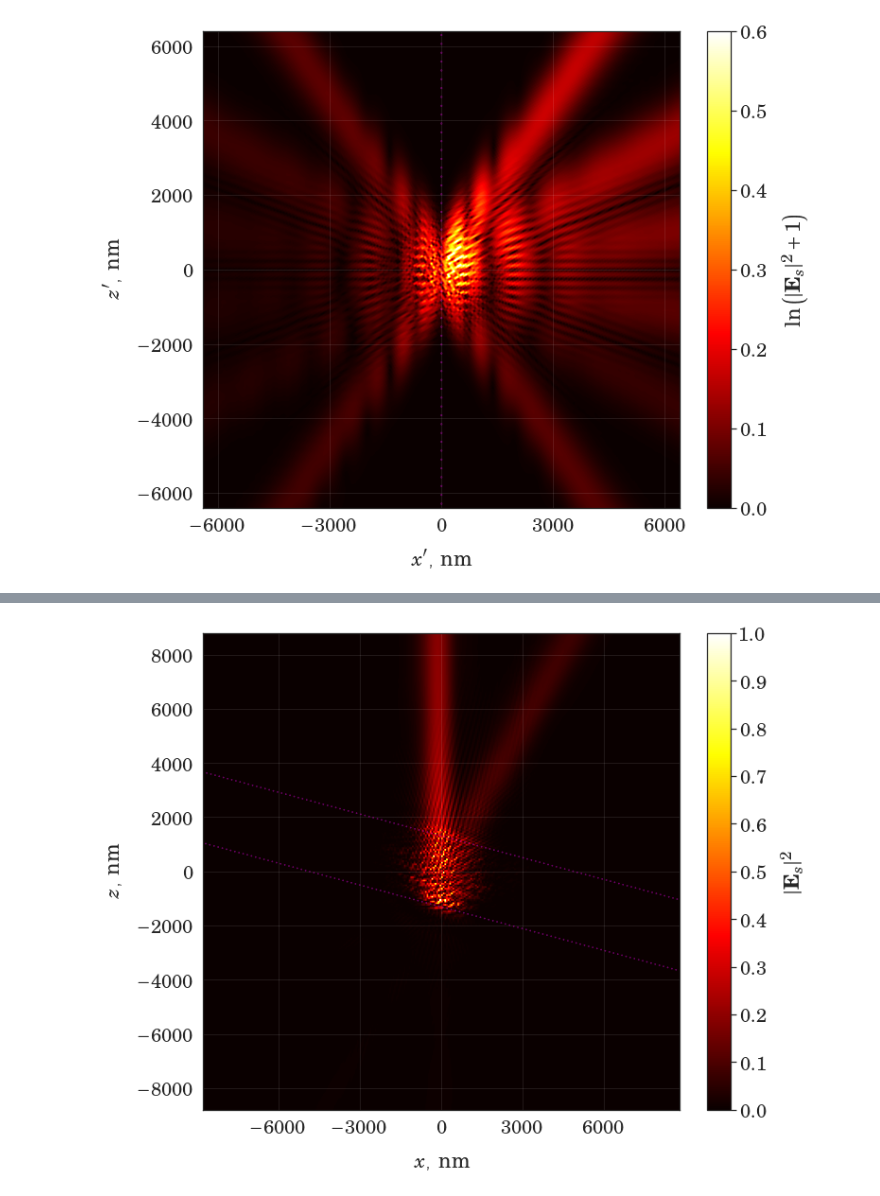
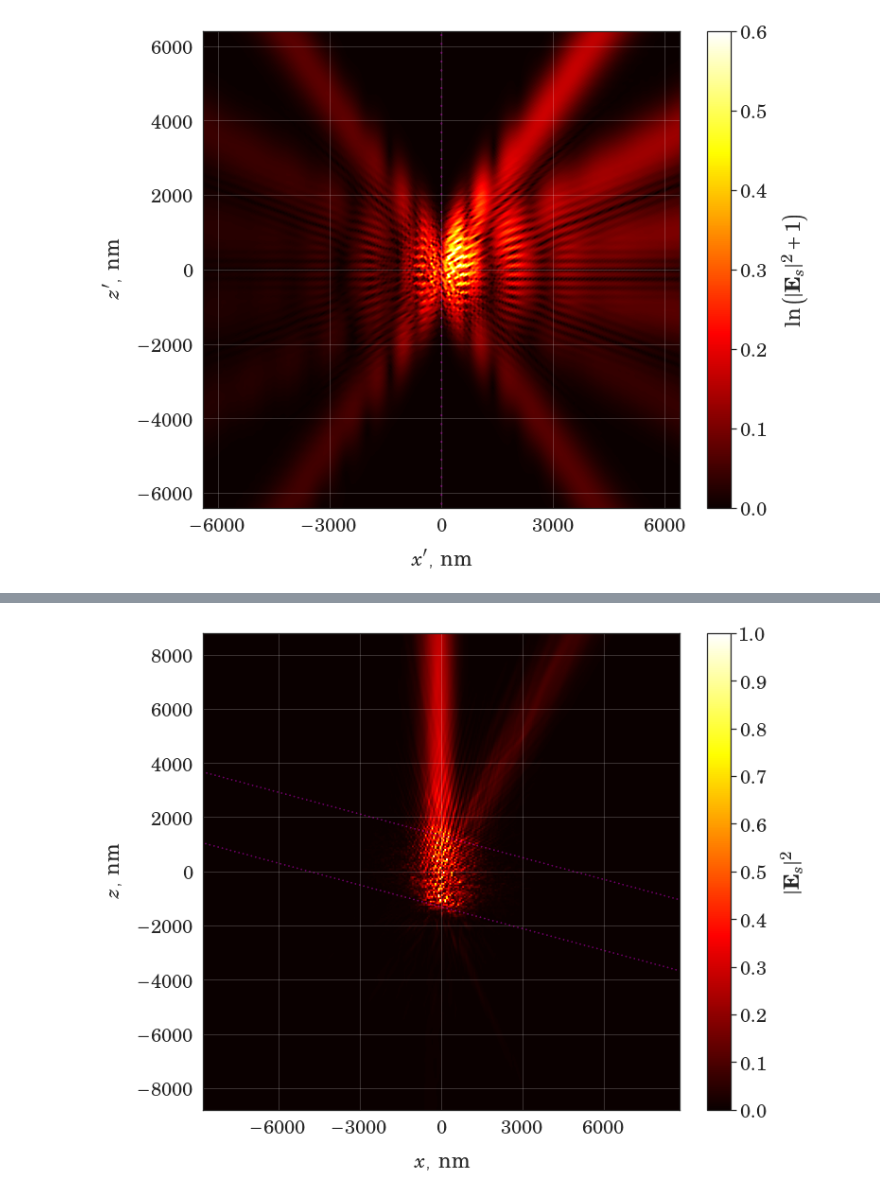
Before and after one commit to Misery7100-Magistracy/Angular-dispersion-boost, a Jupyter notebook: computations/mstm_flat.ipynb, the cells around one changed output, grey strips where cells are left out. Cells and saved outputs as stored; diff of their text form; code cells hidden in the pictures.

```diff
--- a/computations/mstm_flat.ipynb
+++ b/computations/mstm_flat.ipynb
@@ -6,7 +6,7 @@ import numpy as np
 
 msevn.configure_mpl()
 # %%
-root = './matlab/output/flat_aboba'
+root = './matlab/output/archive'
 
 files = os.listdir(root)
 files
@@ -67,3 +68,20 @@ ax.grid(alpha=0.1, color='white')
 #fig.savefig(f'../tex/components/img/celes/plane_flat_to_compare.pdf', bbox_inches='tight')
 # %% [output]
 [figure]
+# %%
+ext_circ = msevn.mesh_generator.target_plot.project_2d(gap=83*2, edge=16, mult=10, angle=15, onedim=False, thin=True)
+ext_circ = pd.DataFrame(ext_circ, columns=['x', 'y', 'z', 'r'])
+
+
+xz1 = msevn.MstmEngine(os.path.join(root, files[1]))
+fig, ax, bbea = xz1.plot_field(
+    trim=20,
+    figsize=(10, 10),
+    target=dict(plot=True, color='magenta', linewidth=0.4, alpha=0.7),
+    xtick=3000,
+    ytick=2000,
+    external_circles=ext_circ,
+)
+ax.grid(alpha=0.2, color='white')
+
+#fig.savefig(f'../tex/components/img/celes/Es_20nm_15deg_10harm.pdf', bbox_inches='tight')
@@ -70,15 +108,15 @@ ax.grid(alpha=0.1, color='white')
 # %%
-xz1 = msevn.MstmEngine(os.path.join(root, files[1]))
-fig, ax, bbea = xz1.plot_field(
+xz2 = msevn.MstmEngine(os.path.join(root, files[2]))
+fig, ax, bbea = xz2.plot_field(
     trim=20,
     figsize=(10, 10),
     target=dict(plot=True, color='magenta', linewidth=0.4, alpha=0.7),
     xtick=3000,
     ytick=2000,
-    external_circles=ext_circ,
+    external_circles=ext_circ
 )
-ax.grid(alpha=0.1, color='white')
+ax.grid(alpha=0.2, color='white')
 
-#fig.savefig(f'../tex/components/img/celes/Es_20nm_15deg_10harm.pdf', bbox_inches='tight')
+#fig.savefig(f'../tex/components/img/celes/Es_20nm_15deg_10harm_0.1nonreg.pdf', bbox_inches='tight')
 # %% [output]
-[figure, old version]
+[figure, new version]
```
Also changed, not shown: parts of 7 cells of this notebook, 27 other files.
